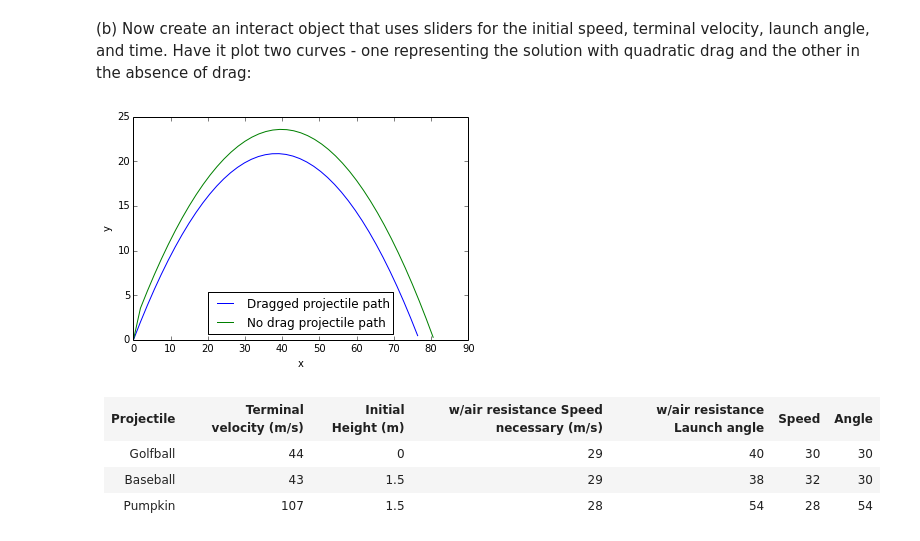
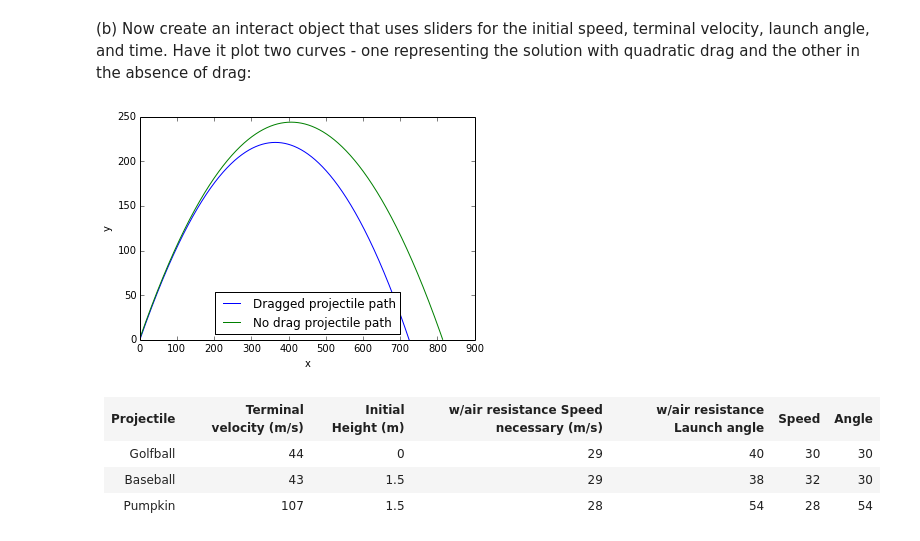
Before and after one commit to dytucker/PHYS202-S14, a Jupyter notebook: SciPy/ODEExercises.ipynb, the cells around one changed output. Saved outputs shown, nothing was run; the diff lists cells and outputs as text; code cells hidden in the pictures.

```diff
--- a/SciPy/ODEExercises.ipynb
+++ b/SciPy/ODEExercises.ipynb
@@ -437,11 +437,13 @@ def Projectile_deriv(v,t):
 
     x_0 = v[0]
     y_0 = v[1]
+    xx = v[2]
+    yy = v[3]
 
     dvdt_x = -g*(x_0/(v_terr**2))*np.sqrt(x_0**2+y_0**2)
     dvdt_y = -g*(1+(y_0/(v_terr**2))*np.sqrt(x_0**2+y_0**2))
 
-    return np.array([dvdt_x,dvdt_y])
+    return np.array([dvdt_x,dvdt_y,x_0,y_0])
 # %%
 t = np.arange(0,200)
 
@@ -468,25 +470,27 @@ t = np.arange(0,5,dt)
 vx_0 = 19.28
 vy_0 = 23
 
-result = odeint(Projectile_deriv,np.array([vx_0,vy_0]),t)
+result = odeint(Projectile_deriv,np.array([vx_0,vy_0,0,0]),t)
 
 vx = result[:,0]
 vy = result[:,1]
 
-x = np.zeros(len(vx))
-y = np.zeros(len(vy))
+#x = np.zeros(len(vx))
+#y = np.zeros(len(vy))
 
 #use Euler's method to get x,y from dx/dt and dy/dt
-for i in range(1,len(vx)):
-    x[i] = vx[i]*dt + x[i-1]
-    y[i] = vy[i]*dt + y[i-1]
+#for i in range(1,len(vx)):
+#    x[i] = vx[i]*dt + x[i-1]
+#    y[i] = vy[i]*dt + y[i-1]
 
-
+x = result[:,2]
+y = result[:,3]
 
 plt.plot(x,y,label="Projectile path")
 plt.plot(x,np.zeros(len(x)),label="ground")
 plt.xlabel("x")
 plt.ylabel("y")
+plt.ylim(0,25)
 plt.legend(loc='best')
 plt.show()
 # %% [output]
@@ -507,23 +511,27 @@ def Projectile_deriv(v,t):
 
     x_0 = v[0]
     y_0 = v[1]
+    xx = v[3]
+    yy = v[4]
 
     dvdt_x = -g*(x_0/(v_terr**2))*np.sqrt(x_0**2+y_0**2)
     dvdt_y = -g*(1+(y_0/(v_terr**2))*np.sqrt(x_0**2+y_0**2))
 
-    return np.array([dvdt_x,dvdt_y])
+    return np.array([dvdt_x,dvdt_y,x_0,y_0])
 
 def simple_position(v,time):
     v_x = v[0]
     v_y = v[1]
-    dt = 0.1
+    dt = 0.01
 
-    x=np.zeros(len(time))
-    y=np.zeros(len(time))
+    x=[0]
+    #change this part to alder y_0
+    y=[1.5]
 
-    for i in range(1,len(time)*10):
-        x[i] = v_x*i*dt
-        y[i] = v_y*i*dt - 9.81/2.*(i*dt)**2 + 1.5
+
+    for i in range(1,len(time)):
+        x.append(v_x*i*dt)
+        y.append(v_y*i*dt - 9.81/2.*(i*dt)**2 + 1.5)
         if i > 2 and y[i] <= 0:
             x = x[0:i]
             y = y[0:i]
@@ -531,49 +539,49 @@ def simple_position(v,time):
 
     return x,y
 
-def Projectile_widget(speed=30,launch_angle=50,terminal_velocity=44,time=20):
+def Projectile_widget(speed=30,launch_angle=50,terminal_velocity=44,time=10):
 
-    dt = .1
+    dt = .01
     t = np.arange(0,time,dt)
 
     vx_0 = speed*np.cos(launch_angle*np.pi/180.)
     vy_0 = speed*np.sin(launch_angle*np.pi/180.)
     v_terr = terminal_velocity
 
-    result1 = odeint(Projectile_deriv,np.array([vx_0,vy_0,v_terr]),t)
+    x_0 = 0
+    y_0 = 1.5
+
+    result1 = odeint(Projectile_deriv,np.array([vx_0,vy_0,v_terr,x_0,y_0]),t)
 
     x_simp,y_simp = simple_position(np.array([vx_0,vy_0]),t)
 
 
     vx = result1[:,0]
     vy = result1[:,1]
 
     x = np.zeros(len(vx))
     y = np.zeros(len(vy))
 
     for i in range(1,len(vx)):
         x[i] = vx[i]*dt + x[i-1]
         y[i] = vy[i]*dt + y[i-1]
         if i > 2 and y[i] <= 0:
             x = x[0:i]
             y = y[0:i]
             break
 
-
-
-
     plt.plot(x,y,label="Dragged projectile path")
     plt.plot(x_simp,y_simp,label="No drag projectile path")
     #plt.plot(x,np.zeros(len(x)),label="ground")
     plt.xlabel("x")
     plt.ylabel("y")
     plt.legend(loc='best')
     plt.ylim = (0,max(y)+3)
     plt.show()
 
 v = interact(Projectile_widget,speed=30,launch_angle=50,terminal_velocity=44,time=10)
 # %% [output]
-[figure, old version]
+[figure, new version]
 # %% [markdown]
 <style type="text/css">
 .tg  {border-collapse:collapse;border-spacing:0;}
```
Also changed, not shown: parts of 6 cells of this notebook, 4 other files.
